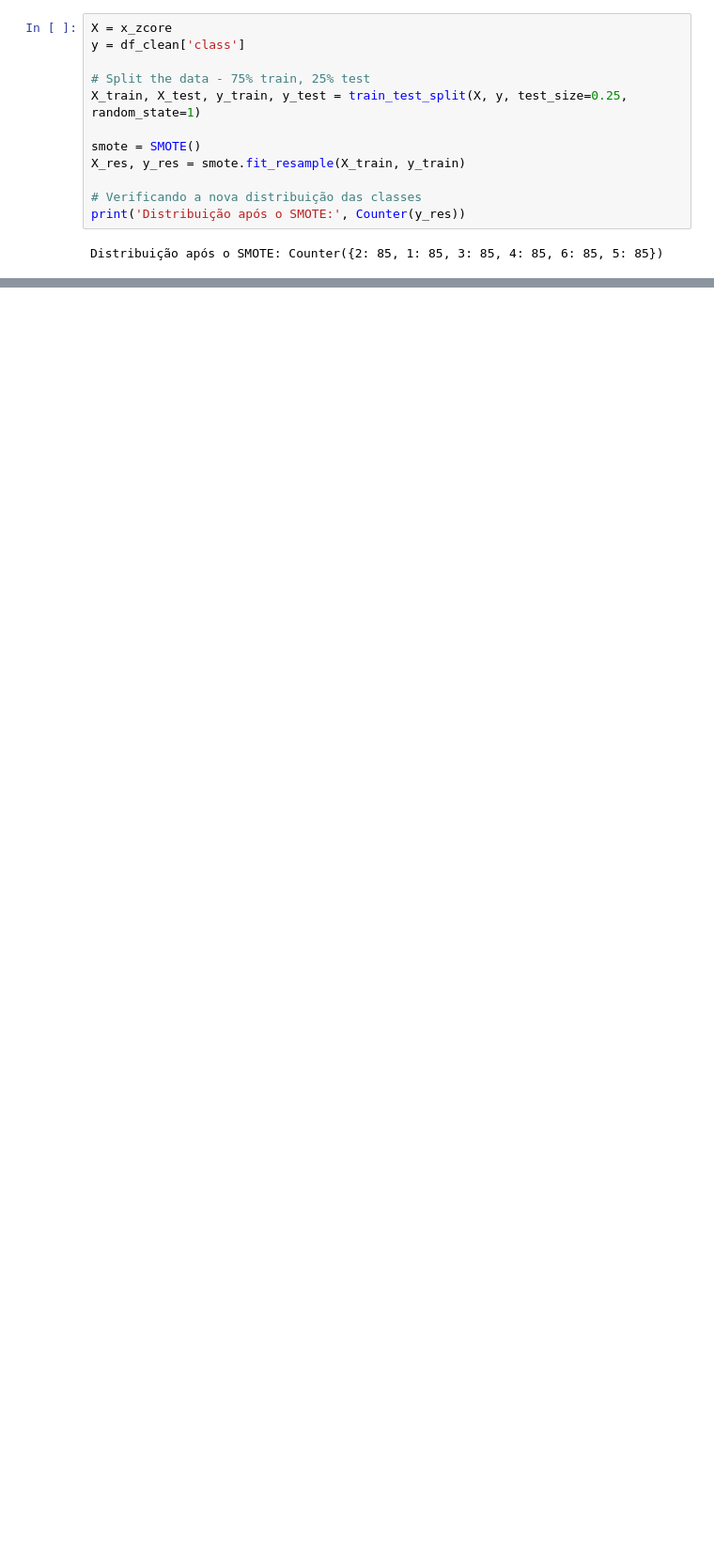
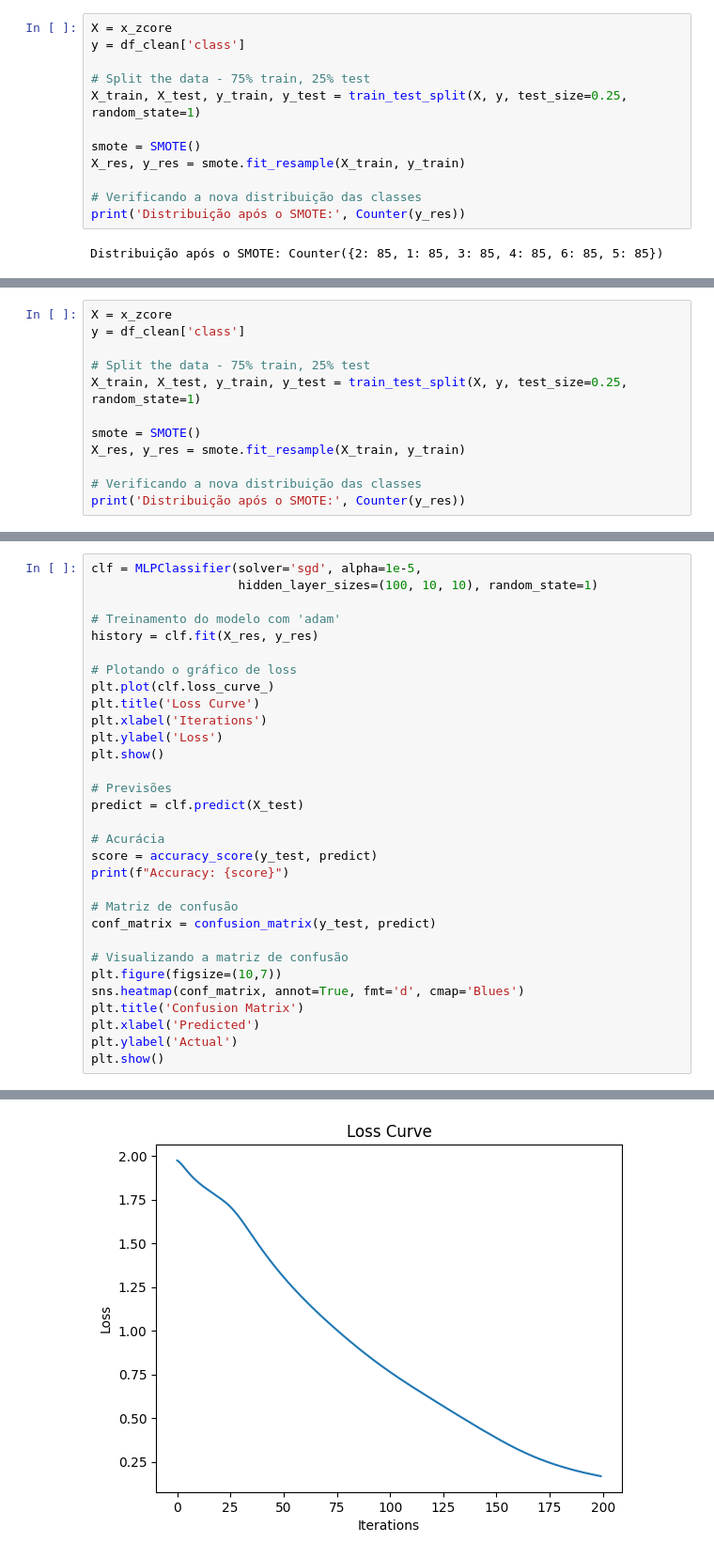
Before and after one commit to giovannaFantacini/KDD_DatasetDermatology, a Jupyter notebook: Mineracao.ipynb, the cells around one changed output, grey strips where cells are left out. Shown at 94% size. Cells and saved outputs as stored; diff of their text form; blank space fills up the shorter version.

```diff
--- a/Mineracao.ipynb
+++ b/Mineracao.ipynb
@@ -2092,0 +2113,12 @@ F1 Score SVM from sk-learn: 0.91%
+# %%
+X = x_zcore
+y = df_clean['class']
+
+# Split the data - 75% train, 25% test
+X_train, X_test, y_train, y_test = train_test_split(X, y, test_size=0.25, random_state=1)
+
+smote = SMOTE()
+X_res, y_res = smote.fit_resample(X_train, y_train)
+
+# Verificando a nova distribuição das classes
+print('Distribuição após o SMOTE:', Counter(y_res))
@@ -2092,0 +2127,32 @@ F1 Score SVM from sk-learn: 0.91%
+# %%
+clf = MLPClassifier(solver='sgd', alpha=1e-5,
+                    hidden_layer_sizes=(100, 10, 10), random_state=1)
+
+# Treinamento do modelo com 'adam'
+history = clf.fit(X_res, y_res)
+
+# Plotando o gráfico de loss
+plt.plot(clf.loss_curve_)
+plt.title('Loss Curve')
+plt.xlabel('Iterations')
+plt.ylabel('Loss')
+plt.show()
+
+# Previsões
+predict = clf.predict(X_test)
+
+# Acurácia
+score = accuracy_score(y_test, predict)
+print(f"Accuracy: {score}")
+
+# Matriz de confusão
+conf_matrix = confusion_matrix(y_test, predict)
+
+# Visualizando a matriz de confusão
+plt.figure(figsize=(10,7))
+sns.heatmap(conf_matrix, annot=True, fmt='d', cmap='Blues')
+plt.title('Confusion Matrix')
+plt.xlabel('Predicted')
+plt.ylabel('Actual')
+plt.show()
+# %% [output]
@@ -2092,0 +2160 @@ F1 Score SVM from sk-learn: 0.91%
+[figure, added]
```
Also changed, not shown: parts of 17 cells of this notebook.
